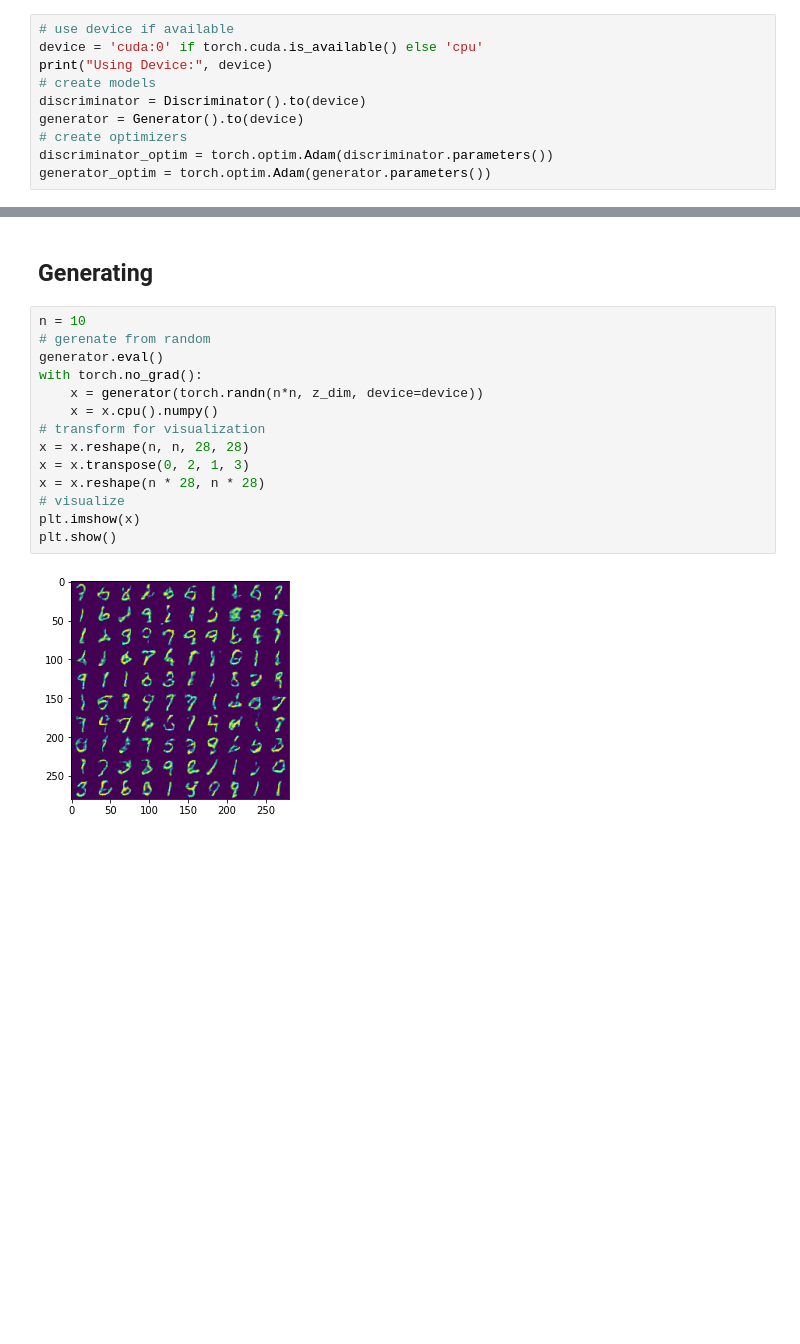
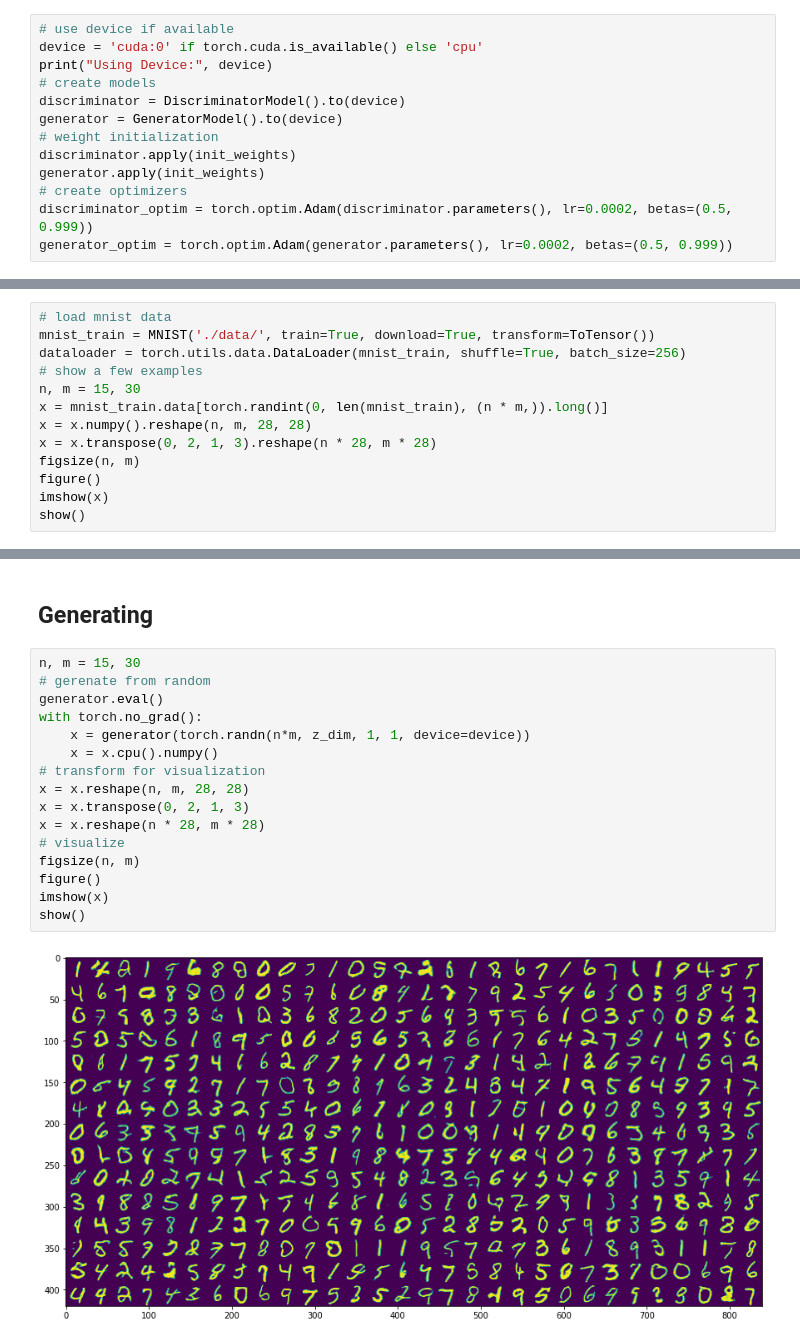
Before and after one commit to ndoll1998/notebooks, a Jupyter notebook: GAN_MNIST.ipynb, the cells around one changed output, grey strips where cells are left out. Cells and saved outputs as stored; diff of their text form; blank space fills up the shorter version.

```diff
--- a/GAN_MNIST.ipynb
+++ b/GAN_MNIST.ipynb
@@ -40,11 +76,14 @@ class Generator(nn.Module):
 device = 'cuda:0' if torch.cuda.is_available() else 'cpu'
 print("Using Device:", device)
 # create models
-discriminator = Discriminator().to(device)
-generator = Generator().to(device)
+discriminator = DiscriminatorModel().to(device)
+generator = GeneratorModel().to(device)
+# weight initialization
+discriminator.apply(init_weights)
+generator.apply(init_weights)
 # create optimizers
-discriminator_optim = torch.optim.Adam(discriminator.parameters())
-generator_optim = torch.optim.Adam(generator.parameters())
+discriminator_optim = torch.optim.Adam(discriminator.parameters(), lr=0.0002, betas=(0.5, 0.999))
+generator_optim = torch.optim.Adam(generator.parameters(), lr=0.0002, betas=(0.5, 0.999))
 # %% [output]
 Using Device: cuda:0
 # %% [markdown]
@@ -58,0 +91,13 @@ mnist_test = torch.utils.data.DataLoader(mnist_test, shuffle=False, batch_size=6
+# %%
+# load mnist data
+mnist_train = MNIST('./data/', train=True, download=True, transform=ToTensor())
+dataloader = torch.utils.data.DataLoader(mnist_train, shuffle=True, batch_size=256)
+# show a few examples
+n, m = 15, 30
+x = mnist_train.data[torch.randint(0, len(mnist_train), (n * m,)).long()]
+x = x.numpy().reshape(n, m, 28, 28)
+x = x.transpose(0, 2, 1, 3).reshape(n * 28, m * 28)
+figsize(n, m)
+figure()
+imshow(x)
+show()
@@ -117,18 +192,20 @@ plt.show()
 # %% [markdown]
 ## Generating
 # %%
-n = 10
+n, m = 15, 30
 # gerenate from random
 generator.eval()
 with torch.no_grad():
-    x = generator(torch.randn(n*n, z_dim, device=device))
+    x = generator(torch.randn(n*m, z_dim, 1, 1, device=device))
     x = x.cpu().numpy()
 # transform for visualization
-x = x.reshape(n, n, 28, 28)
+x = x.reshape(n, m, 28, 28)
 x = x.transpose(0, 2, 1, 3)
-x = x.reshape(n * 28, n * 28)
+x = x.reshape(n * 28, m * 28)
 # visualize
-plt.imshow(x)
-plt.show()
+figsize(n, m)
+figure()
+imshow(x)
+show()
 # %% [output]
-[figure, old version]
+[figure, new version]
```
Also changed, not shown: parts of 7 cells of this notebook.
